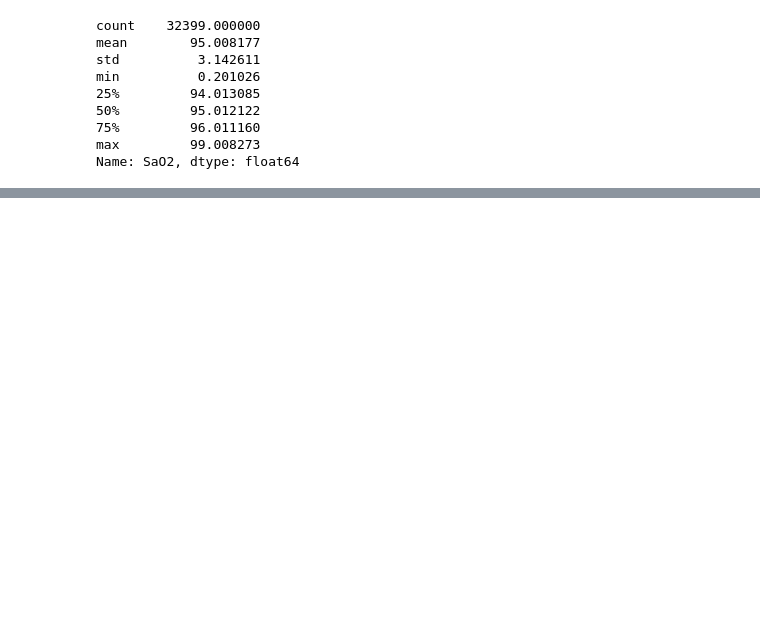
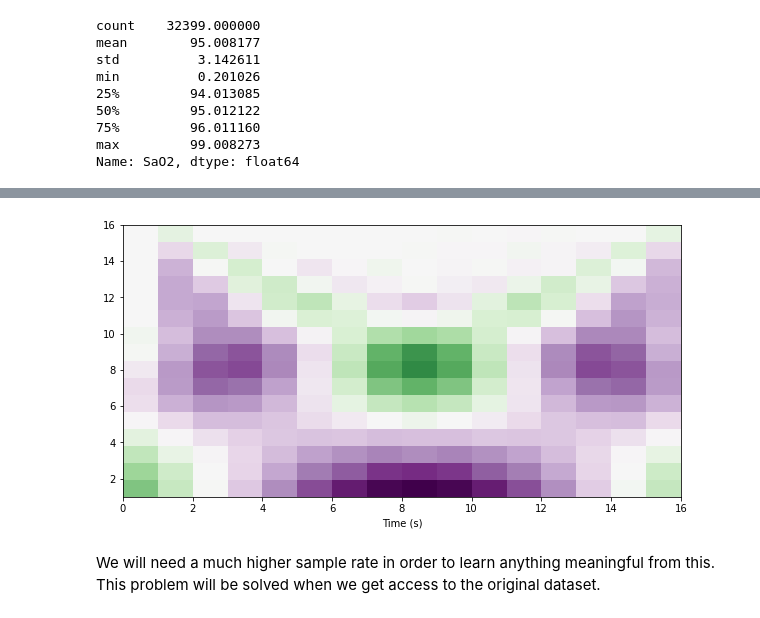
Before and after one commit to chinkevin/DSC180_sleep_apnea, a Jupyter notebook: notebooks/EDA.ipynb, the cells around one changed output, grey strips where cells are left out. Cells and saved outputs as stored; diff of their text form; code cells hidden in the pictures; blank space fills up the shorter version.

```diff
--- a/notebooks/EDA.ipynb
+++ b/notebooks/EDA.ipynb
@@ -223,0 +232,16 @@ datetime.datetime.time()
+# %%
+sample_len = dur
+# pywt.scale2frequency("morl", 1)/1
+cwtmatr, freqs = pywt.cwt(df.ECG.values[start:start+dur], scales=np.arange(1, sample_len+1), wavelet = "morl")
+plt.figure(figsize=(10, 5))
+plt.imshow(cwtmatr, extent=[0, sample_len, 1, sample_len], cmap='PRGn', aspect='auto',
+            vmax=abs(cwtmatr).max(), vmin=-abs(cwtmatr).max())
+
+plt.xlabel('Time (s)')
+# plt.imshow(cwtmatr, extent=[-1, 1, 1, 30], cmap='PRGn', aspect='auto',
+#            vmax=abs(cwtmatr).max(), vmin=-abs(cwtmatr).max())
+plt.show()
+# %% [output]
+[figure, added]
+# %% [markdown]
+We will need a much higher sample rate in order to learn anything meaningful from this. This problem will be solved when we get access to the original dataset.
```
Also changed, not shown: parts of 51 cells of this notebook, 3 other files.
